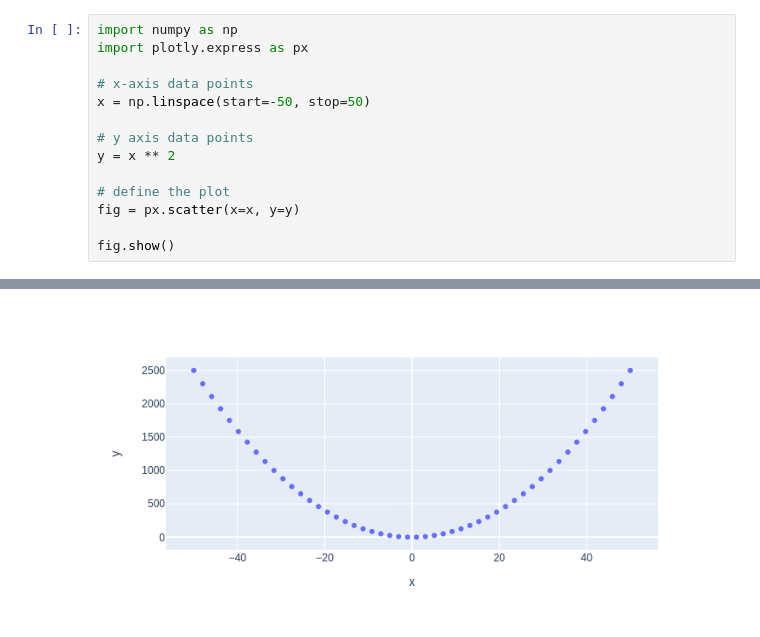
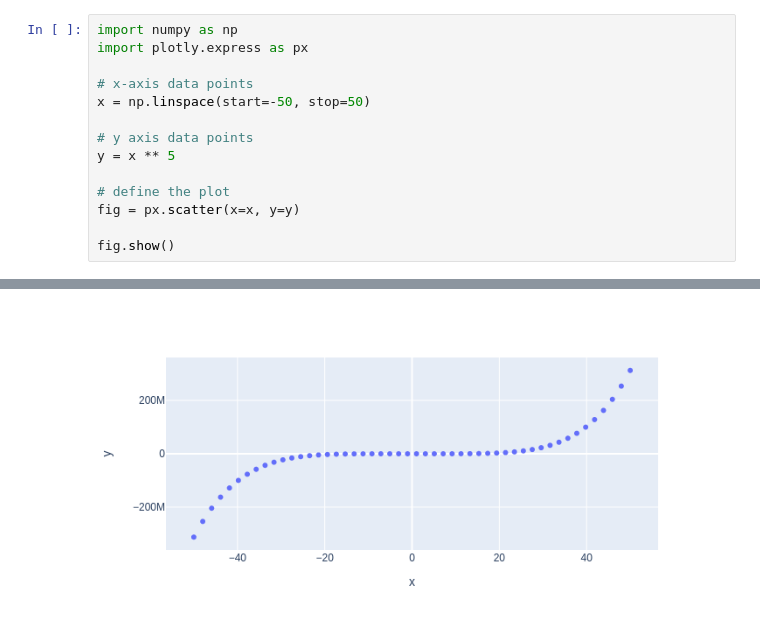
Before and after one commit to kumuduh/my-notebooks-repo, a Jupyter notebook: experiment1.ipynb, the cells around one changed output, grey strips where cells are left out. Cells and saved outputs as stored; diff of their text form.

```diff
--- a/experiment1.ipynb
+++ b/experiment1.ipynb
@@ -6,7 +6,7 @@ import plotly.express as px
 x = np.linspace(start=-50, stop=50)
 
 # y axis data points
-y = x ** 2
+y = x ** 5
 
 # define the plot
 fig = px.scatter(x=x, y=y)
@@ -17 +16 @@ fig.show()
-[figure, old version]
+[figure, new version]
```
Also changed, not shown: parts of 1 cell of this notebook.
